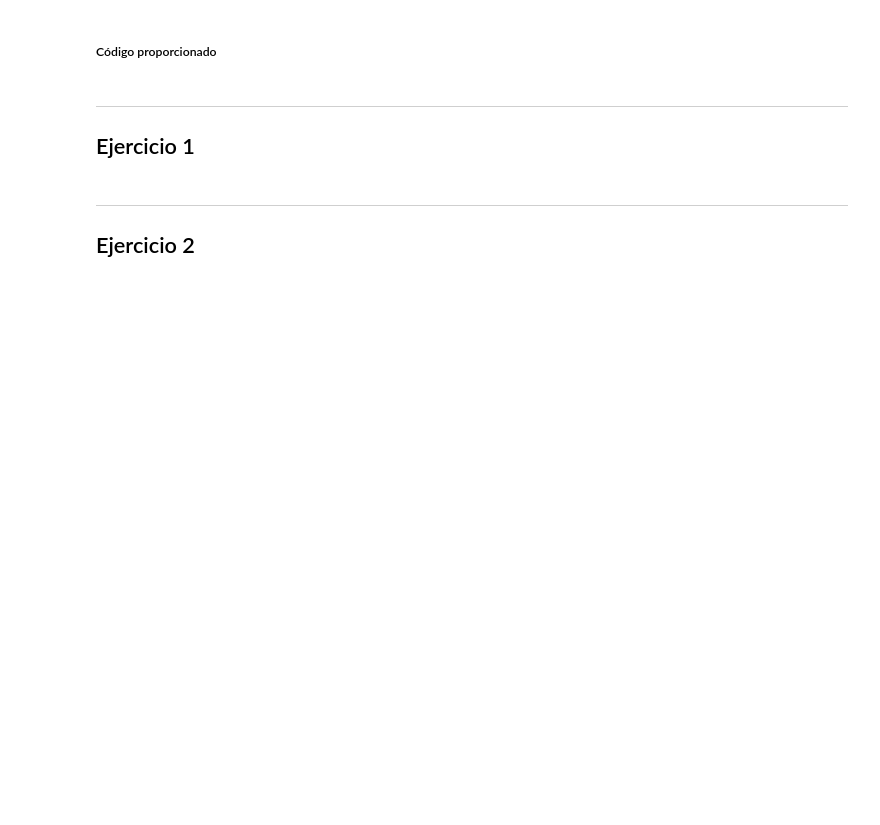
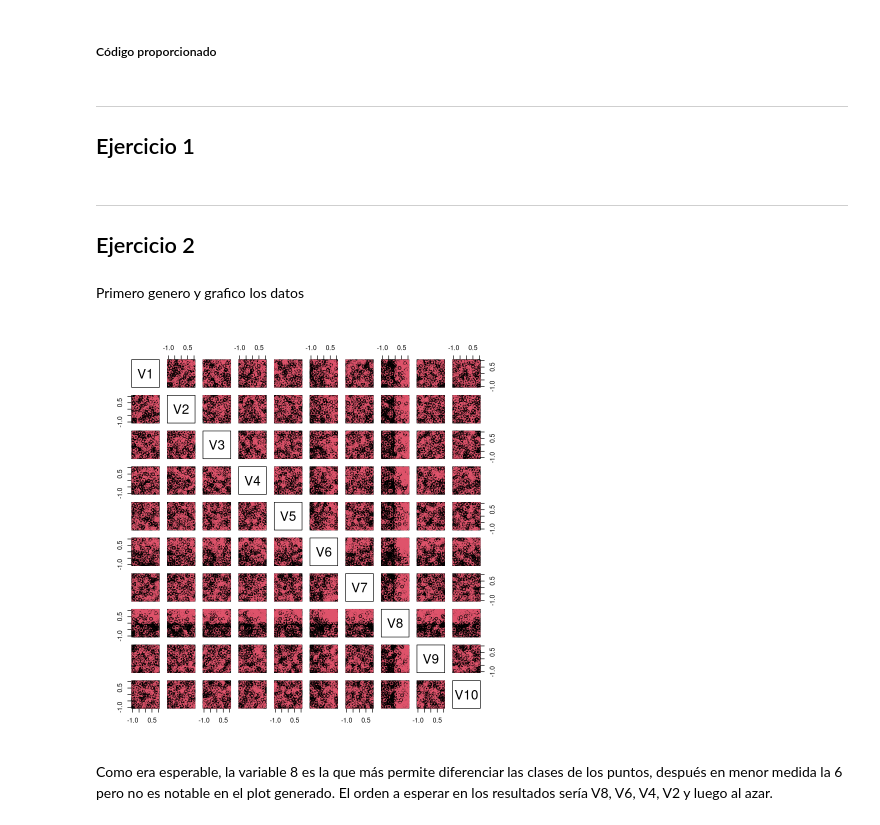
Before and after one commit to jfarizano/DataMining, a Jupyter notebook: tp2.ipynb, the cells around one changed output. Drawn from its saved outputs; the diff is of its cells as text; code cells hidden in the pictures; blank space fills up the shorter version.

```diff
--- a/tp2.ipynb
+++ b/tp2.ipynb
@@ -85,7 +82,7 @@ forward.ranking <- function(x,y,method,verbosity=0,... ) {
 	imp<-(max.feat:1)/max.feat
 	names(imp)<-search.names
 
-	if(verbosity>1) {
+	if(verbosity>0) {
 		cat("\n---------\nFinal ranking ",num.feat," features.")
 		cat("\nFeatures: ",search.names,"\n")
 	}
@@ -143,7 +140,7 @@ imp.linsvm <- function(x.train,y,C=100)
 	num.feat<-dim(x.train)[2]
 	tot.problems<-nlevels(y)*(nlevels(y)-1)/2
 
-	m.svm <- ksvm(as.matrix(x.train), y, type="C-svc",kernel="vanilladot",C=C)
+	invisible(capture.output(m.svm <- ksvm(as.matrix(x.train), y, type="C-svc",kernel="vanilladot",C=C)))
 
 	w<-rep(0.0,num.feat)
 	for(i in 1:tot.problems) for(feat in 1:num.feat)
@@ -153,3 +150,10 @@ imp.linsvm <- function(x.train,y,C=100)
 }
 
 error.rate <- function(dataA, dataB) sum( dataA != dataB ) / length(dataB)
+
+#hacer una funcion que cree datos, 2 clases (-1 y 1,n puntos de cada una), d dimensiones, de ruido uniforme [-1,1], con la clase al azar
+crea.ruido.unif<-function(n=100,d=2){
+	x<-runif(2*n*d,min=-1)	#genero los datos
+	dim(x)<-c(2*n,d)
+	return(cbind(as.data.frame(x),y=factor(rep(c(-1,1),each=n))))	#le agrego la clase
+}
@@ -241,7 +198,7 @@ backward.ranking <- function(x,y,method,verbosity=0,... ) {
 
 	# la única variable que quedó sin descartar es la más importante
 	discarded.feat[max.feat]<-keep.feat[1]
-	cat("\nLast discarded feature: ",colnames(x)[keep.feat[1]])
+	if (verbosity > 1) cat("\nLast discarded feature: ",colnames(x)[keep.feat[1]])
 
 	# las variables menos importantes se descartaron primero -> las mas importantes
 	# están al final, doy vuelta la lista
@@ -252,7 +209,7 @@ backward.ranking <- function(x,y,method,verbosity=0,... ) {
 	imp<-(max.feat:1)/max.feat
 	names(imp)<-search.names
 
-	if(verbosity>1) {
+	if(verbosity>0) {
 		cat("\n---------\nFinal ranking ",max.feat," features.")
 		cat("\nFeatures: ",search.names,"\n")
 	}
@@ -262,11 +219,10 @@ backward.ranking <- function(x,y,method,verbosity=0,... ) {
 # %%
 kruskalwallis.ranking <- function(x, y, verbosity=0,...) {
   num.feat <- dim(x)[2]
-  list.feat <- 1:num.feat
   class.statistic <- double(num.feat)
 
   for (i in 1:num.feat){
-    x.test <- iris[,i]
+    x.test <- x[,i]
     class.statistic[i] <- kruskal.test(x.test,y)$statistic
     if (verbosity > 1) {
       cat("\n---------\nFeature ",i,colnames(x)[i],"\nKruskal-Wallis chi-squared:",class.statistic[i])
@@ -313,7 +269,7 @@ rfe.ranking <- function(x,y,method,verbosity=0,... ) {
 	imp<-(num.feat:1)/num.feat
 	names(imp)<-search.names
 
-	if(verbosity>1) {
+	if(verbosity>0) {
 		cat("\n---------\nFinal ranking ",num.feat," features.")
 		cat("\nFeatures: ",search.names,"\n")
 	}
@@ -323,3 +279,38 @@ rfe.ranking <- function(x,y,method,verbosity=0,... ) {
 # %% [markdown]
 --------------------------------------------------------------------------------
 ## Ejercicio 2
+# %% [markdown]
+Primero genero y grafico los datos
+# %%
+#datosA
+d<-10
+n<-1000
+datos<-crea.ruido.unif(n=n,d=d)
+
+#tomar 50% de los datos al azar, y hacer que la clase sea el signo de la 8 variable
+shuffle<-sample(1:dim(datos)[1])
+sub<-shuffle[1:dim(datos)[1]*0.5]
+datos[sub,d+1]<-sign(datos[sub,8])
+#tomar 20% de los datos al azar (fuera de los anteriores), y hacer que la clase sea el signo de la 6 variable
+sub<-shuffle[(dim(datos)[1]*0.5):(dim(datos)[1]*0.7)]
+datos[sub,d+1]<-sign(datos[sub,6])
+#tomar 10% de los datos al azar, y hacer que la clase sea el signo de la 4 variable
+sub<-shuffle[(dim(datos)[1]*0.7):(dim(datos)[1]*0.8)]
+datos[sub,d+1]<-sign(datos[sub,4])
+#tomar 5% de los datos al azar, y hacer que la clase sea el signo de la 2 variable
+sub<-shuffle[(dim(datos)[1]*0.8):(dim(datos)[1]*0.85)]
+datos[sub,d+1]<-sign(datos[sub,2])
+datos[,d+1]<-factor(datos[,d+1])
+
+datosA<-datos
+
+x.datosA <- datosA[,-11]
+y.datosA <- datosA[,11]
+
+plot(x.datosA, col=y.datosA)
+# %% [output]
+[figure, added]
+# %% [markdown]
+Como era esperable, la variable 8 es la que más permite diferenciar las clases
+de los puntos, después en menor medida la 6 pero no es notable en el plot generado.
+El orden a esperar en los resultados sería V8, V6, V4, V2 y luego al azar.
```
Also changed, not shown: parts of 11 cells of this notebook.
